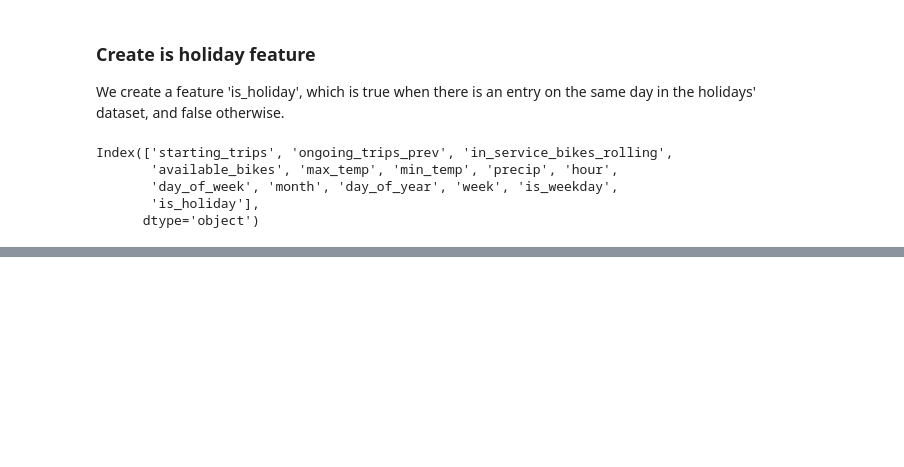
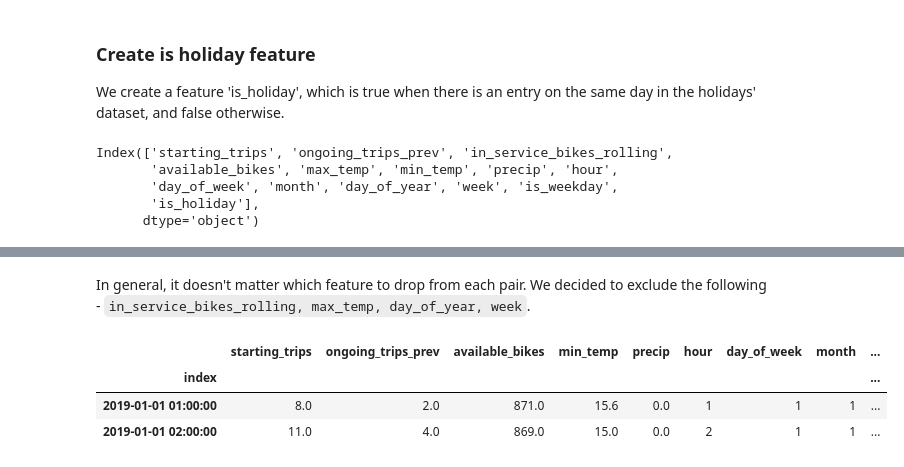
Before and after one commit to katekuian/aa_2021_magma, a Jupyter notebook: 01_data_collection_and_preparation/05_aggregation_and_feature_preperation.ipynb, the cells around one changed output, grey strips where cells are left out. Drawn from its saved outputs; the diff is of its cells as text; code cells hidden in the pictures; blank space fills up the shorter version.

````diff
--- a/04_predictive_analytics/01_feature_engineering.ipynb
+++ b/01_data_collection_and_preparation/05_aggregation_and_feature_preperation.ipynb
@@ -206,0 +304,12 @@ trips_hourly.to_pickle('../00_data/trips_hourly_engineered.pkl')
+# %% [markdown]
+In general, it doesn't matter which feature to drop from each pair. We decided to exclude the following - ```in_service_bikes_rolling, max_temp, day_of_year, week```.
+# %%
+trips_hourly_df = trips_hourly_df.drop(
+    columns=["in_service_bikes_rolling", "max_temp", "day_of_year", "week"]
+)
+trips_hourly_df.head(2)
+# %% [output]
+|  | starting_trips | ongoing_trips_prev | available_bikes | min_temp | precip | hour | day_of_week | month | ... |
+| index |  |  |  |  |  |  |  |  | ... |
+| 2019-01-01 01:00:00 | 8.0 | 2.0 | 871.0 | 15.6 | 0.0 | 1 | 1 | 1 | ... |
+| 2019-01-01 02:00:00 | 11.0 | 4.0 | 869.0 | 15.0 | 0.0 | 2 | 1 | 1 | ... |
````
Also changed, not shown: parts of 25 cells of this notebook, 2 other files.
